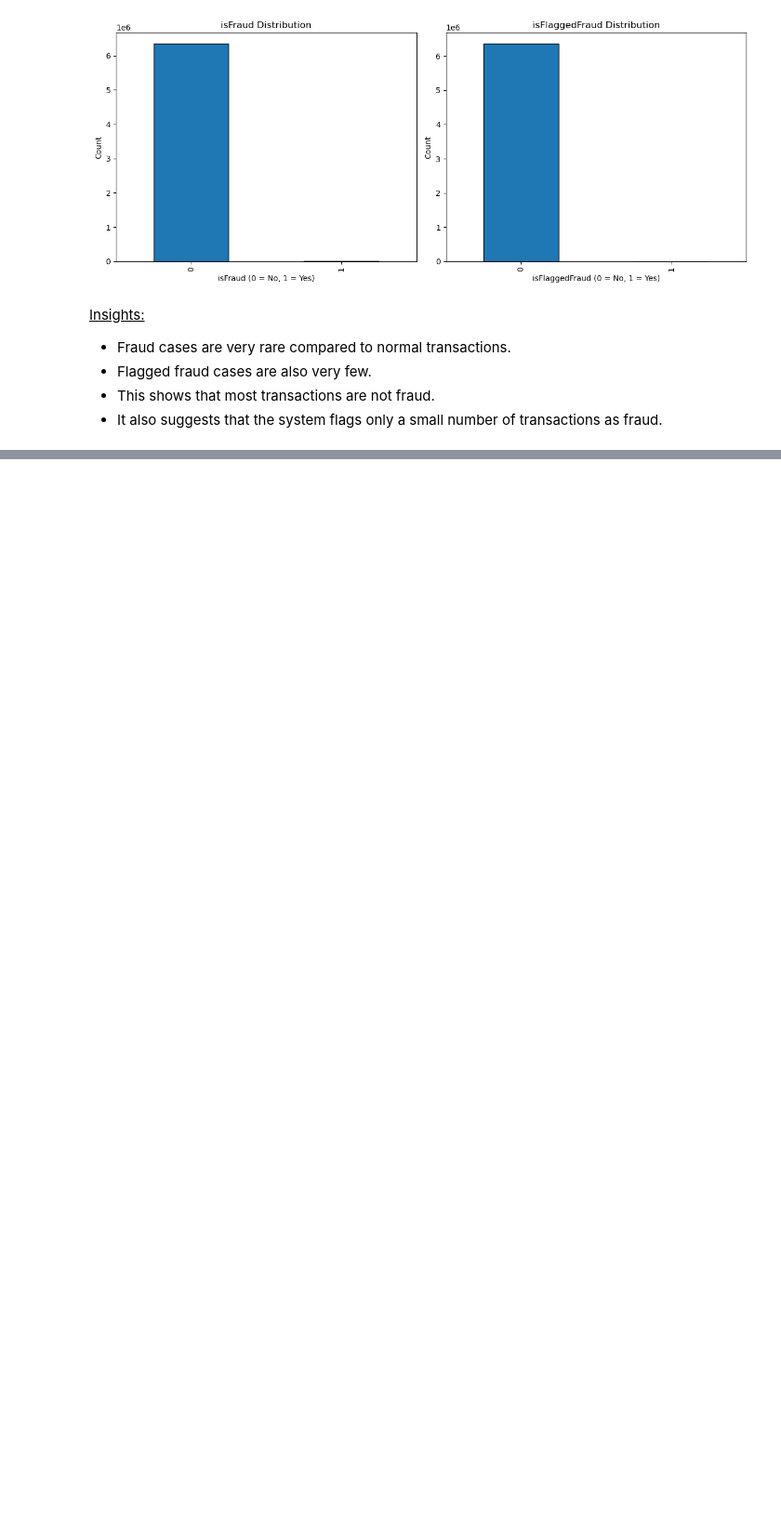
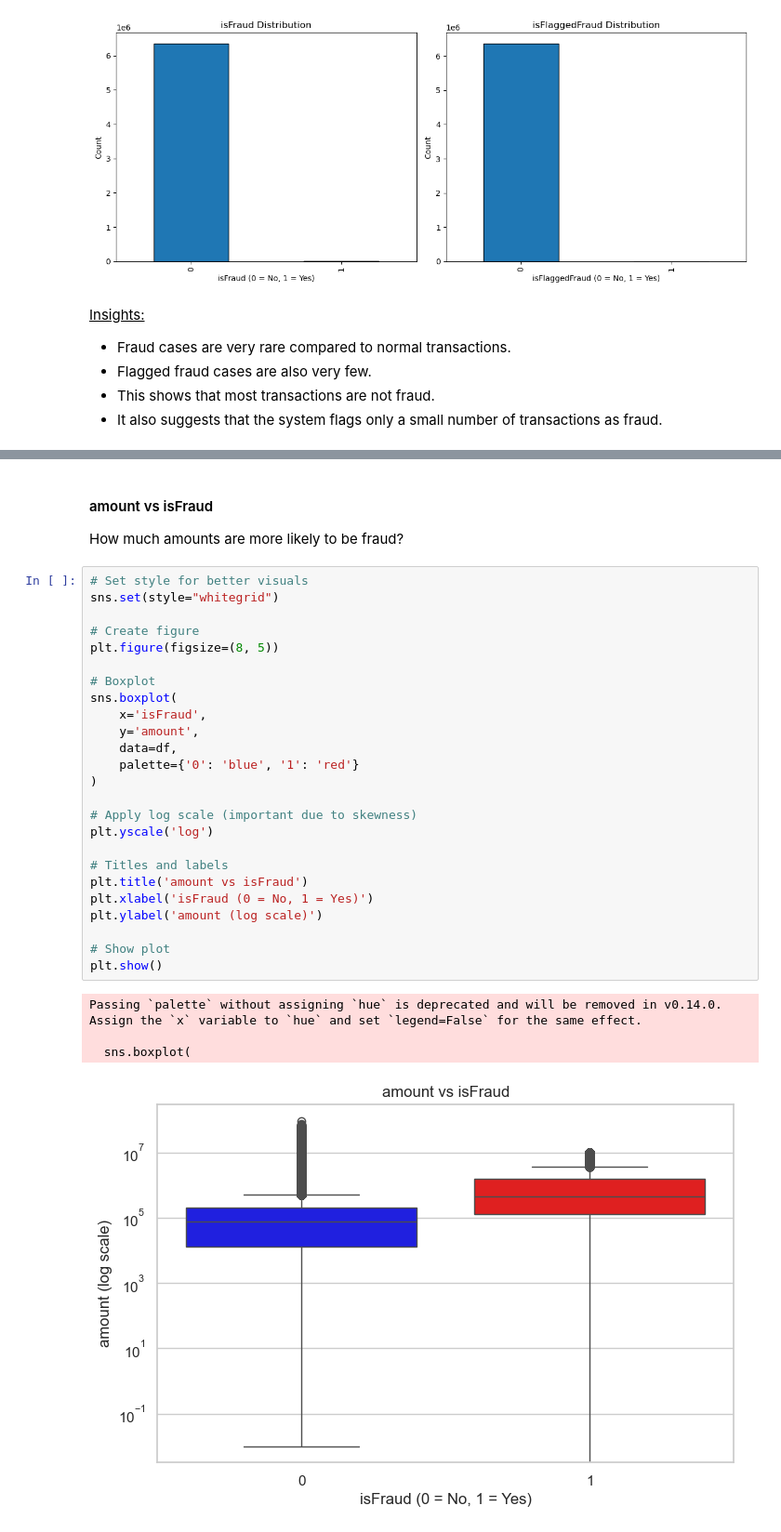
Before and after one commit to nicolous-peril/financial_fraud, a Jupyter notebook: code/01_explore.ipynb, the cells around one changed output, grey strips where cells are left out. Shown at 93% size. Saved outputs shown, nothing was run; the diff lists cells and outputs as text; blank space fills up the shorter version.

```diff
--- a/code/01_explore.ipynb
+++ b/code/01_explore.ipynb
@@ -337,0 +274,33 @@ plt.show()
+# %% [markdown]
+#### amount vs isFraud
+How much amounts are more likely to be fraud?
+# %%
+# Set style for better visuals
+sns.set(style="whitegrid")
+
+# Create figure
+plt.figure(figsize=(8, 5))
+
+# Boxplot
+sns.boxplot(
+    x='isFraud',
+    y='amount',
+    data=df,
+    palette={'0': 'blue', '1': 'red'}
+)
+
+# Apply log scale (important due to skewness)
+plt.yscale('log')
+
+# Titles and labels
+plt.title('amount vs isFraud')
+plt.xlabel('isFraud (0 = No, 1 = Yes)')
+plt.ylabel('amount (log scale)')
+
+# Show plot
+plt.show()
+# %% [output]
+Passing `palette` without assigning `hue` is deprecated and will be removed in v0.14.0. Assign the `x` variable to `hue` and set `legend=False` for the same effect.
+
+  sns.boxplot(
+[figure, added]
```
Also changed, not shown: parts of 34 cells of this notebook, 1 other file.
